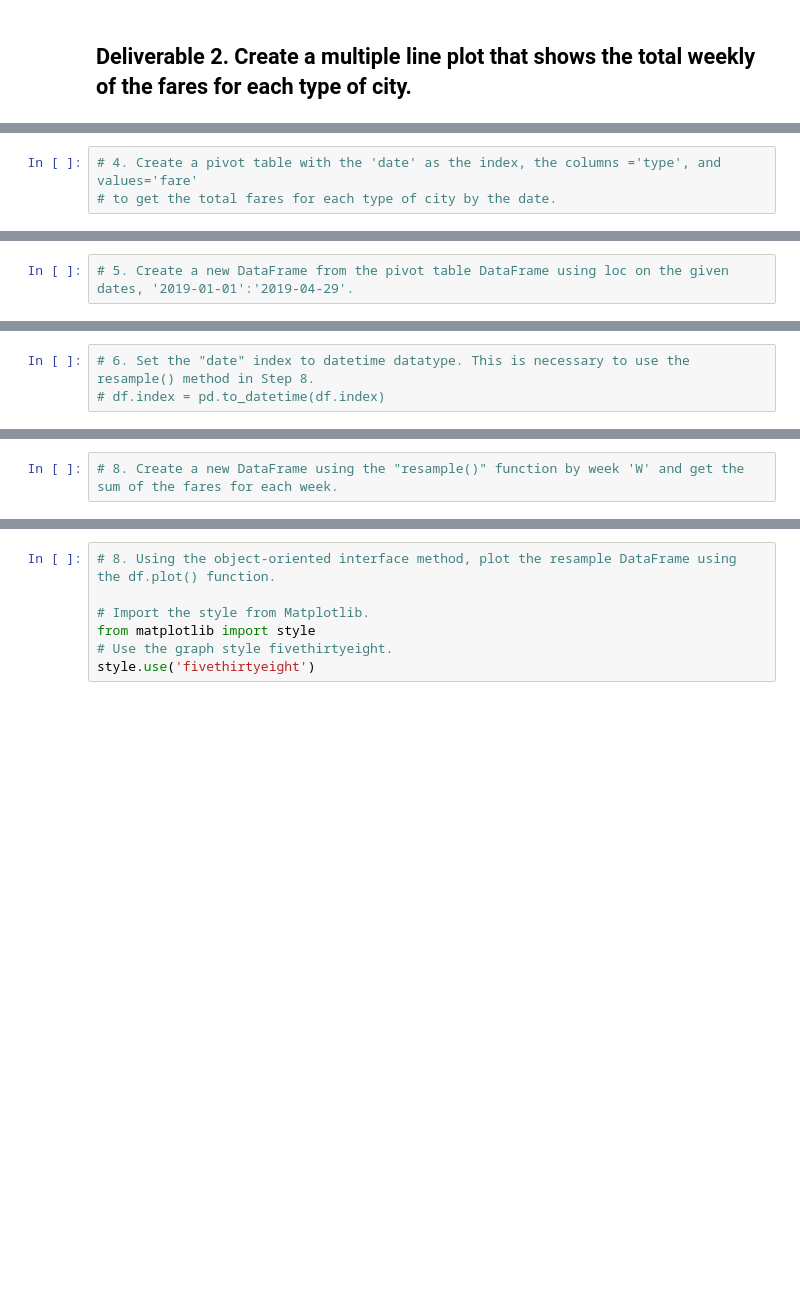
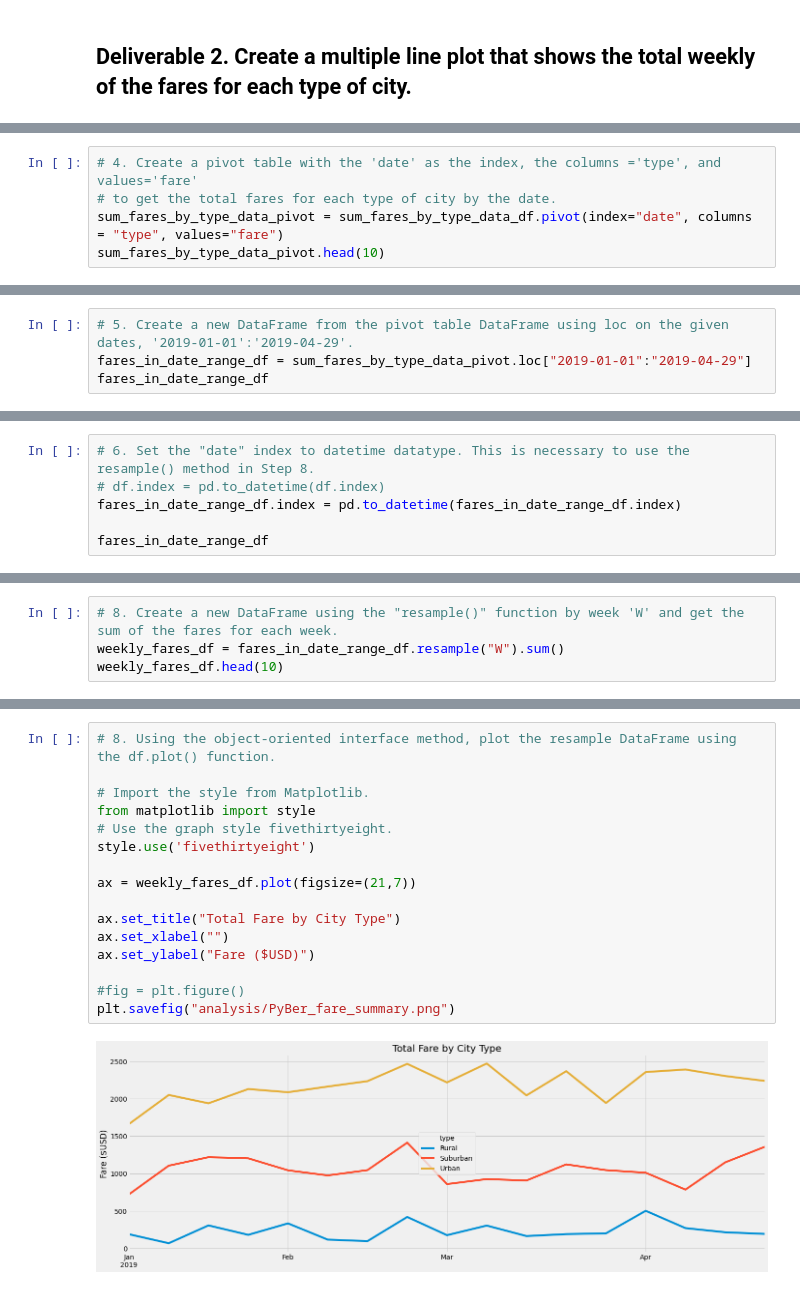
Before and after one commit to mathur-nikita/PyBer_Analysis, a Jupyter notebook: PyBer_Challenge.ipynb, the cells around one changed output, grey strips where cells are left out. Saved outputs shown, nothing was run; the diff lists cells and outputs as text; blank space fills up the shorter version.

```diff
--- a/PyBer_Challenge.ipynb
+++ b/PyBer_Challenge.ipynb
@@ -136,3 +179,5 @@ pyber_summary_df
 # %%
 # 4. Create a pivot table with the 'date' as the index, the columns ='type', and values='fare'
 # to get the total fares for each type of city by the date.
+sum_fares_by_type_data_pivot = sum_fares_by_type_data_df.pivot(index="date", columns = "type", values="fare")
+sum_fares_by_type_data_pivot.head(10)
@@ -139,2 +197,4 @@ pyber_summary_df
 # %%
 # 5. Create a new DataFrame from the pivot table DataFrame using loc on the given dates, '2019-01-01':'2019-04-29'.
+fares_in_date_range_df = sum_fares_by_type_data_pivot.loc["2019-01-01":"2019-04-29"]
+fares_in_date_range_df
@@ -141,3 +216,6 @@ pyber_summary_df
 # %%
 # 6. Set the "date" index to datetime datatype. This is necessary to use the resample() method in Step 8.
 # df.index = pd.to_datetime(df.index)
+fares_in_date_range_df.index = pd.to_datetime(fares_in_date_range_df.index)
+
+fares_in_date_range_df
@@ -146,2 +251,4 @@ pyber_summary_df
 # %%
 # 8. Create a new DataFrame using the "resample()" function by week 'W' and get the sum of the fares for each week.
+weekly_fares_df = fares_in_date_range_df.resample("W").sum()
+weekly_fares_df.head(10)
@@ -148,7 +268,18 @@ pyber_summary_df
 # %%
 # 8. Using the object-oriented interface method, plot the resample DataFrame using the df.plot() function.
 
 # Import the style from Matplotlib.
 from matplotlib import style
 # Use the graph style fivethirtyeight.
 style.use('fivethirtyeight')
+
+ax = weekly_fares_df.plot(figsize=(21,7))
+
+ax.set_title("Total Fare by City Type")
+ax.set_xlabel("")
+ax.set_ylabel("Fare ($USD)")
+
+#fig = plt.figure()
+plt.savefig("analysis/PyBer_fare_summary.png")
+# %% [output]
+[figure, added]
```
Also changed, not shown: parts of 10 cells of this notebook, 1 other file.
